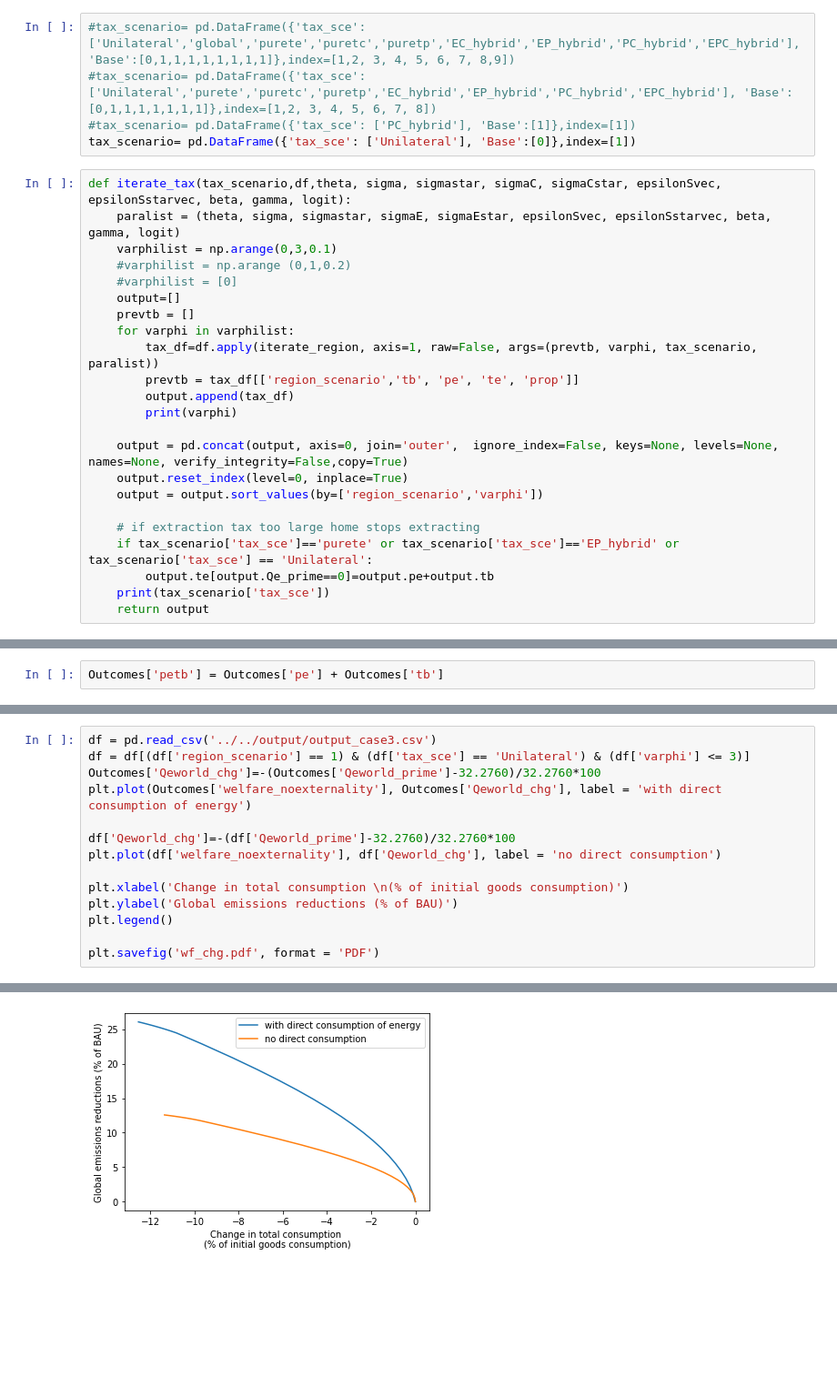
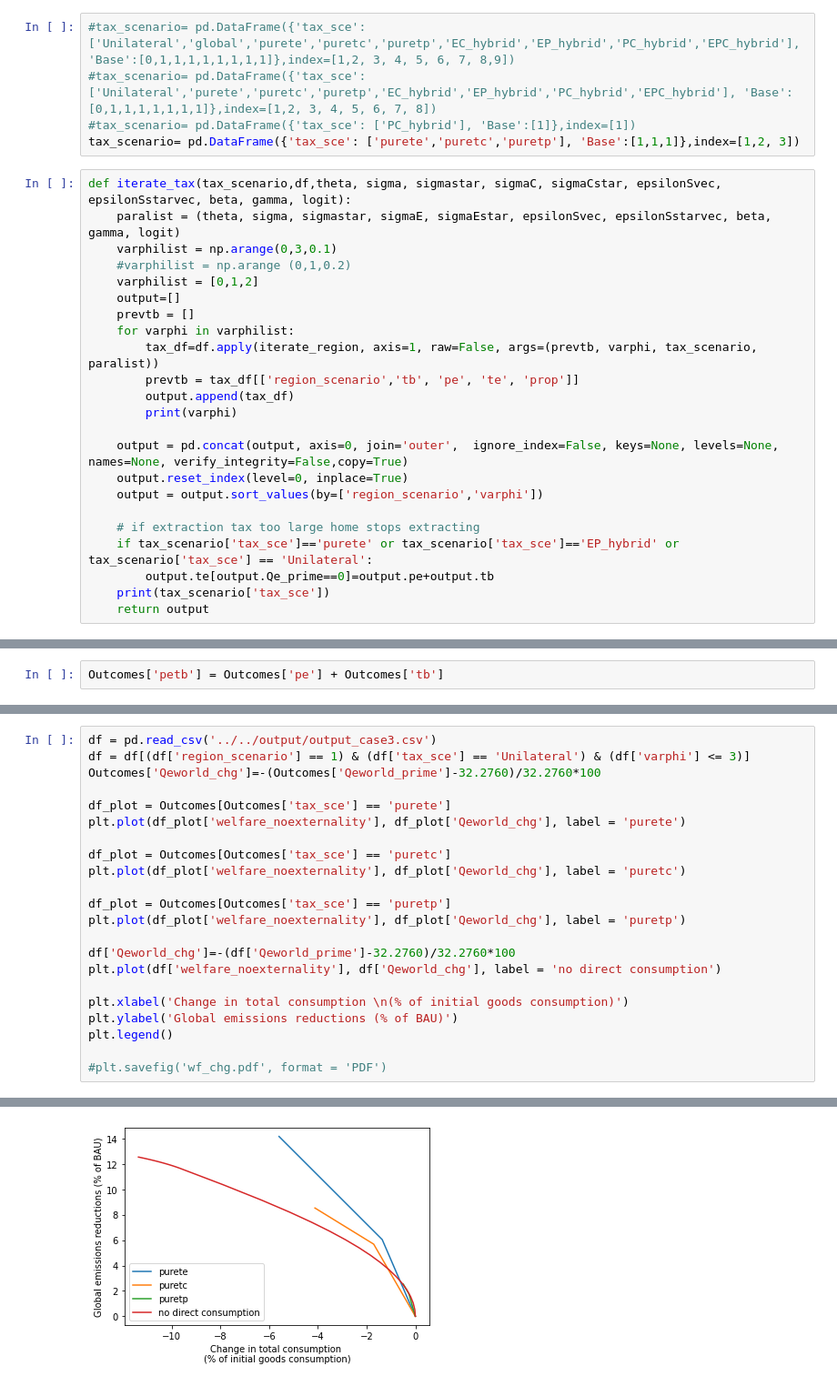
Before and after one commit to VoliCrank/Optimal-Unilateral-Carbon-Policy, a Jupyter notebook: simulation_results/codes/direct_energy_consumption/ces_direct_energy.ipynb, the cells around one changed output, grey strips where cells are left out. Shown: that part at 91% size. Saved outputs shown, nothing was run; the diff lists cells and outputs as text; blank space fills up the shorter version.

Commit message:
add direct consumption for basic taxes, no welfare calculations yet

```diff
--- a/simulation_results/codes/direct_energy_consumption/ces_direct_energy.ipynb
+++ b/simulation_results/codes/direct_energy_consumption/ces_direct_energy.ipynb
@@ -64,13 +64,13 @@ df
 #tax_scenario= pd.DataFrame({'tax_sce': ['Unilateral','global','purete','puretc','puretp','EC_hybrid','EP_hybrid','PC_hybrid','EPC_hybrid'], 'Base':[0,1,1,1,1,1,1,1,1]},index=[1,2, 3, 4, 5, 6, 7, 8,9])
 #tax_scenario= pd.DataFrame({'tax_sce': ['Unilateral','purete','puretc','puretp','EC_hybrid','EP_hybrid','PC_hybrid','EPC_hybrid'], 'Base':[0,1,1,1,1,1,1,1]},index=[1,2, 3, 4, 5, 6, 7, 8])
 #tax_scenario= pd.DataFrame({'tax_sce': ['PC_hybrid'], 'Base':[1]},index=[1])
-tax_scenario= pd.DataFrame({'tax_sce': ['Unilateral'], 'Base':[0]},index=[1])
+tax_scenario= pd.DataFrame({'tax_sce': ['purete','puretc','puretp'], 'Base':[1,1,1]},index=[1,2, 3])
 # %%
 def iterate_tax(tax_scenario,df,theta, sigma, sigmastar, sigmaC, sigmaCstar, epsilonSvec, epsilonSstarvec, beta, gamma, logit):
     paralist = (theta, sigma, sigmastar, sigmaE, sigmaEstar, epsilonSvec, epsilonSstarvec, beta, gamma, logit)
     varphilist = np.arange(0,3,0.1)
     #varphilist = np.arange (0,1,0.2)
-    #varphilist = [0]
+    varphilist = [0,1,2]
     output=[]
     prevtb = []
     for varphi in varphilist:
@@ -221,7 +196,15 @@ plt.plot(Outcomes['varphi'], Outcomes['petb'])
 df = pd.read_csv('../../output/output_case3.csv')
 df = df[(df['region_scenario'] == 1) & (df['tax_sce'] == 'Unilateral') & (df['varphi'] <= 3)]
 Outcomes['Qeworld_chg']=-(Outcomes['Qeworld_prime']-32.2760)/32.2760*100
-plt.plot(Outcomes['welfare_noexternality'], Outcomes['Qeworld_chg'], label = 'with direct consumption of energy')
+
+df_plot = Outcomes[Outcomes['tax_sce'] == 'purete']
+plt.plot(df_plot['welfare_noexternality'], df_plot['Qeworld_chg'], label = 'purete')
+
+df_plot = Outcomes[Outcomes['tax_sce'] == 'puretc']
+plt.plot(df_plot['welfare_noexternality'], df_plot['Qeworld_chg'], label = 'puretc')
+
+df_plot = Outcomes[Outcomes['tax_sce'] == 'puretp']
+plt.plot(df_plot['welfare_noexternality'], df_plot['Qeworld_chg'], label = 'puretp')
 
 df['Qeworld_chg']=-(df['Qeworld_prime']-32.2760)/32.2760*100
 plt.plot(df['welfare_noexternality'], df['Qeworld_chg'], label = 'no direct consumption')
@@ -230,5 +213,5 @@ plt.xlabel('Change in total consumption \n(% of initial goods consumption)')
 plt.ylabel('Global emissions reductions (% of BAU)')
 plt.legend()
 
-plt.savefig('wf_chg.pdf', format = 'PDF')
+#plt.savefig('wf_chg.pdf', format = 'PDF')
 # %% [output]
@@ -235 +219 @@ plt.savefig('wf_chg.pdf', format = 'PDF')
-[figure, old version]
+[figure, new version]
```
Also changed, not shown: parts of 11 cells of this notebook, 1 other file.
